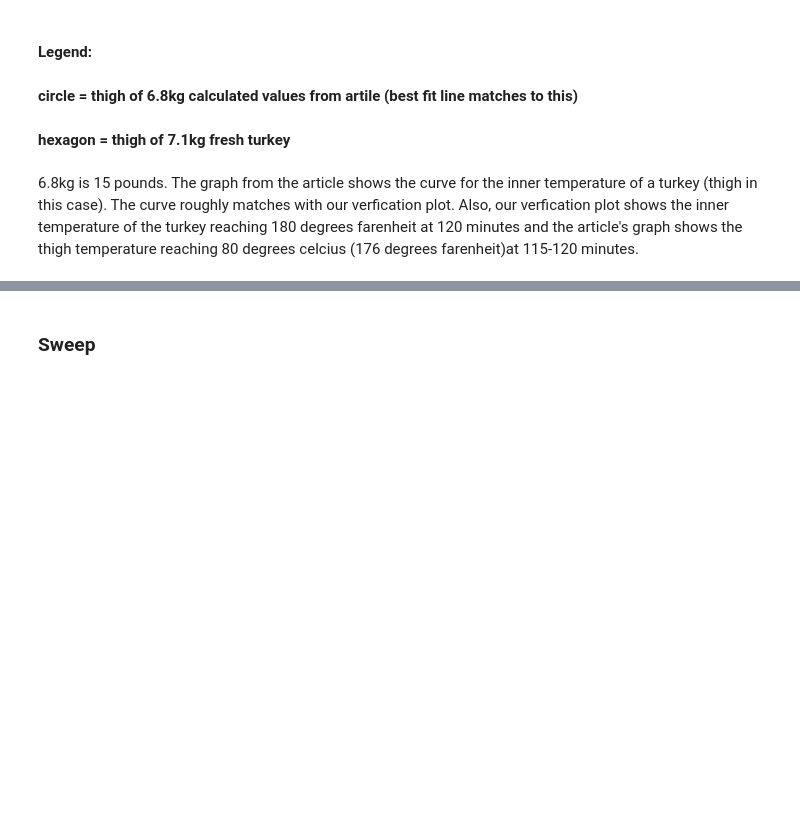
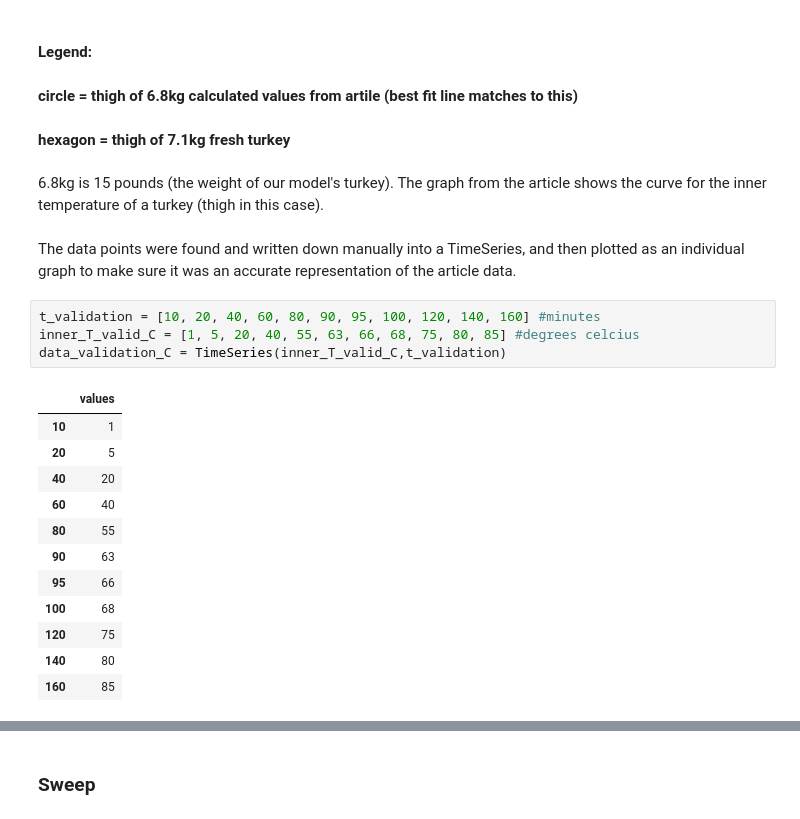
Before and after one commit to MellieZito/Project-2, a Jupyter notebook: code/Turkey.ipynb, the cells around one changed output, grey strips where cells are left out. Drawn from its saved outputs; the diff is of its cells as text; blank space fills up the shorter version.

```diff
--- a/code/Turkey.ipynb
+++ b/code/Turkey.ipynb
@@ -139,4 +144,23 @@ Image("images/turkey_temp_graph.png")
 
 #### hexagon = thigh of 7.1kg fresh turkey
 # %% [markdown]
-6.8kg is 15 pounds. The graph from the article shows the curve for the inner temperature of a turkey (thigh in this case). The curve roughly matches with our verfication plot. Also, our verfication plot shows the inner temperature of the turkey reaching 180 degrees farenheit at 120 minutes and the article's graph shows the thigh temperature reaching 80 degrees celcius (176 degrees farenheit)at 115-120 minutes.
+6.8kg is 15 pounds (the weight of our model's turkey). The graph from the article shows the curve for the inner temperature of a turkey (thigh in this case).
+# %% [markdown]
+The data points were found and written down manually into a TimeSeries, and then plotted as an individual graph to make sure it was an accurate representation of the article data.
+# %%
+t_validation = [10, 20, 40, 60, 80, 90, 95, 100, 120, 140, 160] #minutes
+inner_T_valid_C = [1, 5, 20, 40, 55, 63, 66, 68, 75, 80, 85] #degrees celcius
+data_validation_C = TimeSeries(inner_T_valid_C,t_validation)
+# %% [output]
+|  | values |
+| 10 | 1 |
+| 20 | 5 |
+| 40 | 20 |
+| 60 | 40 |
+| 80 | 55 |
+| 90 | 63 |
+| 95 | 66 |
+| 100 | 68 |
+| 120 | 75 |
+| 140 | 80 |
+| 160 | 85 |
```
Also changed, not shown: parts of 14 cells of this notebook.
